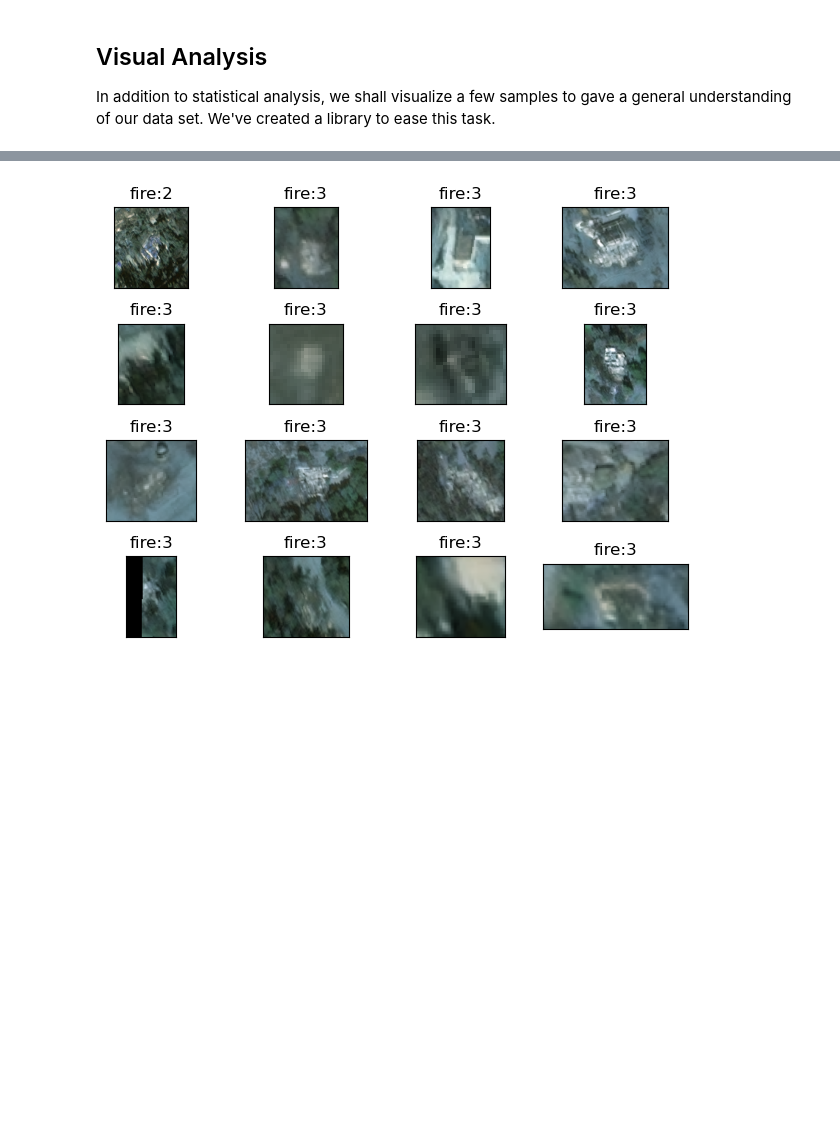
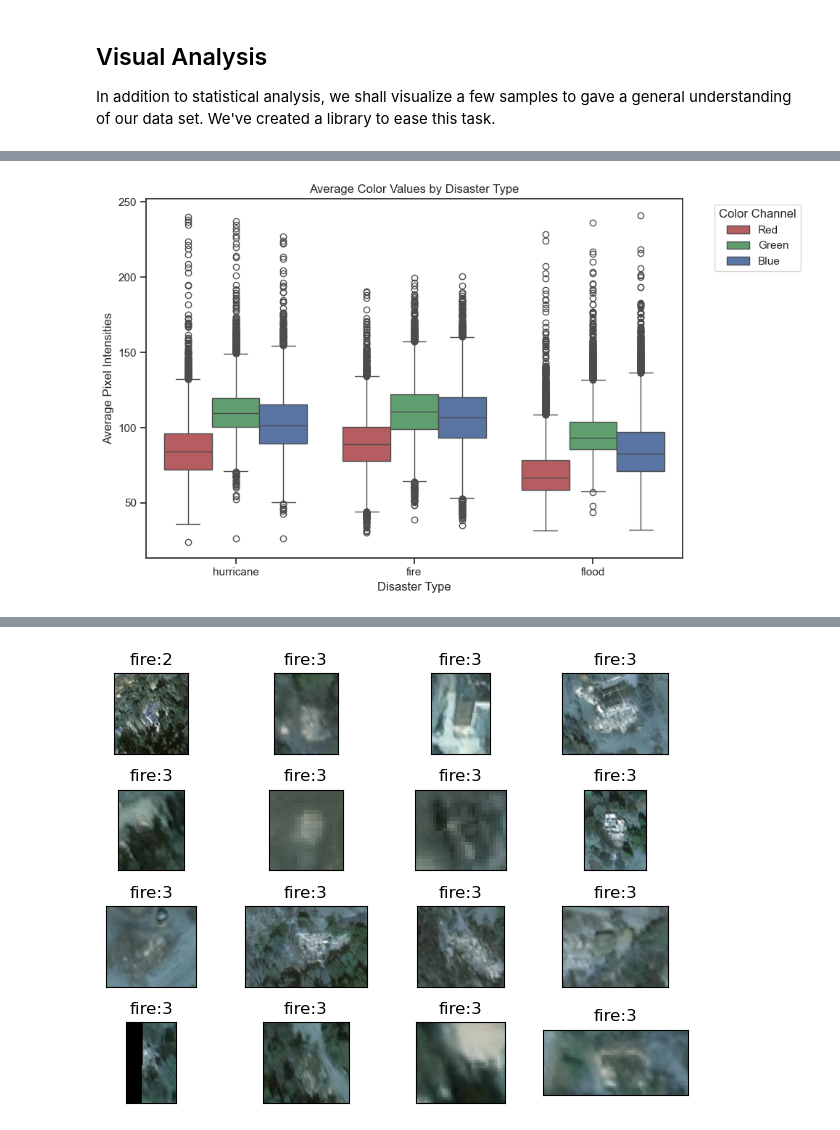
Before and after one commit to fractalclockwork/Data200, a Jupyter notebook: Source/Checkpoint_1_EDA.ipynb, the cells around one changed output, grey strips where cells are left out. Saved outputs shown, nothing was run; the diff lists cells and outputs as text; code cells hidden in the pictures; blank space fills up the shorter version.

Commit message:
add color analysis

```diff
--- a/Source/Checkpoint_1_EDA.ipynb
+++ b/Source/Checkpoint_1_EDA.ipynb
@@ -442,3 +442,11 @@ Observing the distribution of image sizes across disaster types and levels, we c
 ## Visual Analysis
 
 In addition to statistical analysis, we shall visualize a few samples to gave a general understanding of our data set.  We've created a library to ease this task.
+# %%
+df["Red"] = df["avg_color"].apply(lambda x: x[0])
+df["Green"] = df["avg_color"].apply(lambda x: x[1])
+df["Blue"] = df["avg_color"].apply(lambda x: x[2])
+
+melt_df = pd.melt(df, id_vars=["disaster_type", "label"], value_vars=["Red", "Green", "Blue"], var_name="color_channel", value_name="color_val")
+
+melt_df.head()
@@ -444,0 +460,13 @@ In addition to statistical analysis, we shall visualize a few samples to gave a
+# %%
+sns.set_theme(style="ticks")
+plt.figure(figsize=(10, 6))
+sns.boxplot(melt_df, x="disaster_type", y="color_val", hue="color_channel", palette=["r", "g", "b"])
+plt.xlabel('Disaster Type')
+plt.ylabel('Average Pixel Intensities')
+plt.title('Average Color Values by Disaster Type')
+plt.legend(title='Color Channel', bbox_to_anchor=(1.05, 1), loc='upper left')
+plt.tight_layout()
+plt.savefig(f'{figure_path}/eda_avg_pixel_bar.png', dpi=96)
+plt.show()
+# %% [output]
+[figure, added]
```
Also changed, not shown: parts of 9 cells of this notebook, 7 other files.
